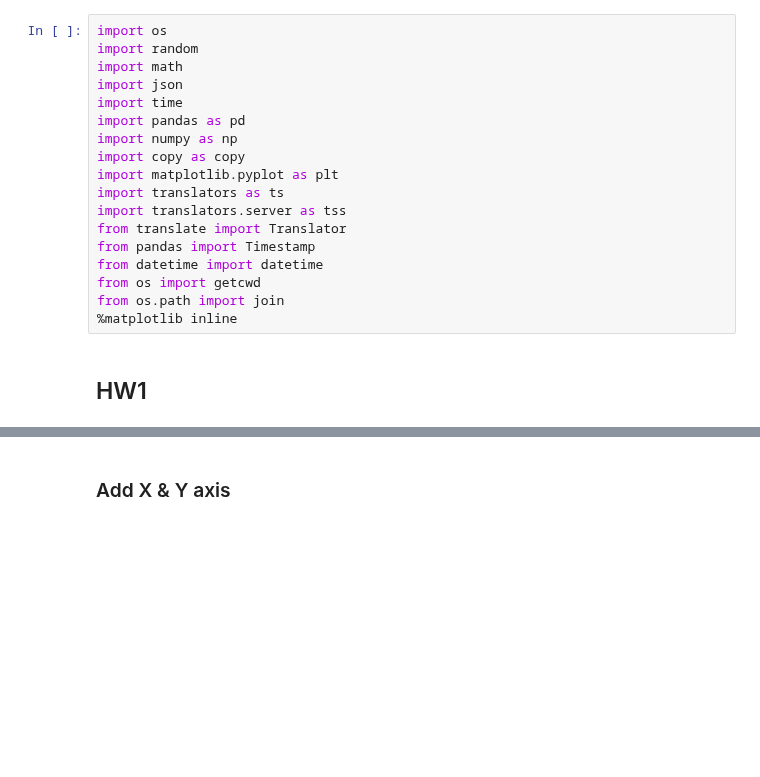
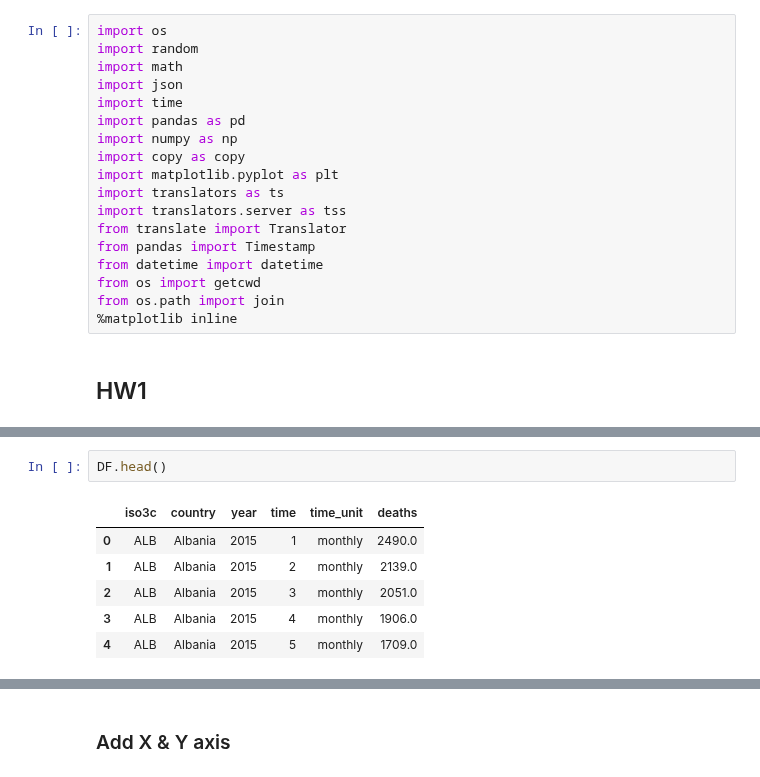
Before and after one commit to belongtothenight/BD_ML_Code, a Jupyter notebook: src/BD_w14_hw.ipynb, the cells around one changed output, grey strips where cells are left out. Drawn from its saved outputs; the diff is of its cells as text; blank space fills up the shorter version.

```diff
--- a/src/BD_w14_hw.ipynb
+++ b/src/BD_w14_hw.ipynb
@@ -147,0 +157,9 @@ newDF.head()
+# %%
+DF.head()
+# %% [output]
+|  | iso3c | country | year | time | time_unit | deaths |
+| 0 | ALB | Albania | 2015 | 1 | monthly | 2490.0 |
+| 1 | ALB | Albania | 2015 | 2 | monthly | 2139.0 |
+| 2 | ALB | Albania | 2015 | 3 | monthly | 2051.0 |
+| 3 | ALB | Albania | 2015 | 4 | monthly | 1906.0 |
+| 4 | ALB | Albania | 2015 | 5 | monthly | 1709.0 |
```
Also changed, not shown: parts of 7 cells of this notebook, 2 other files.
